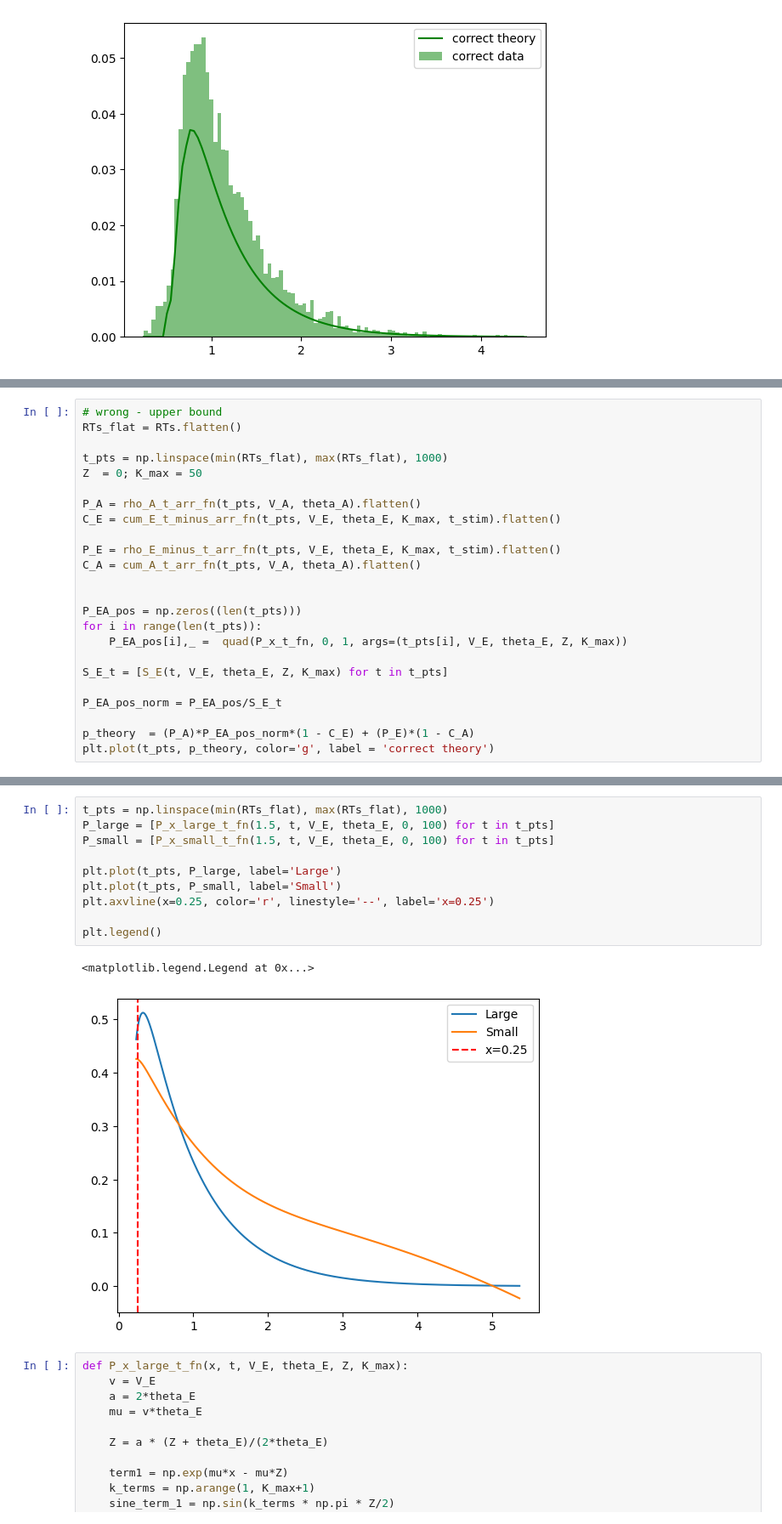
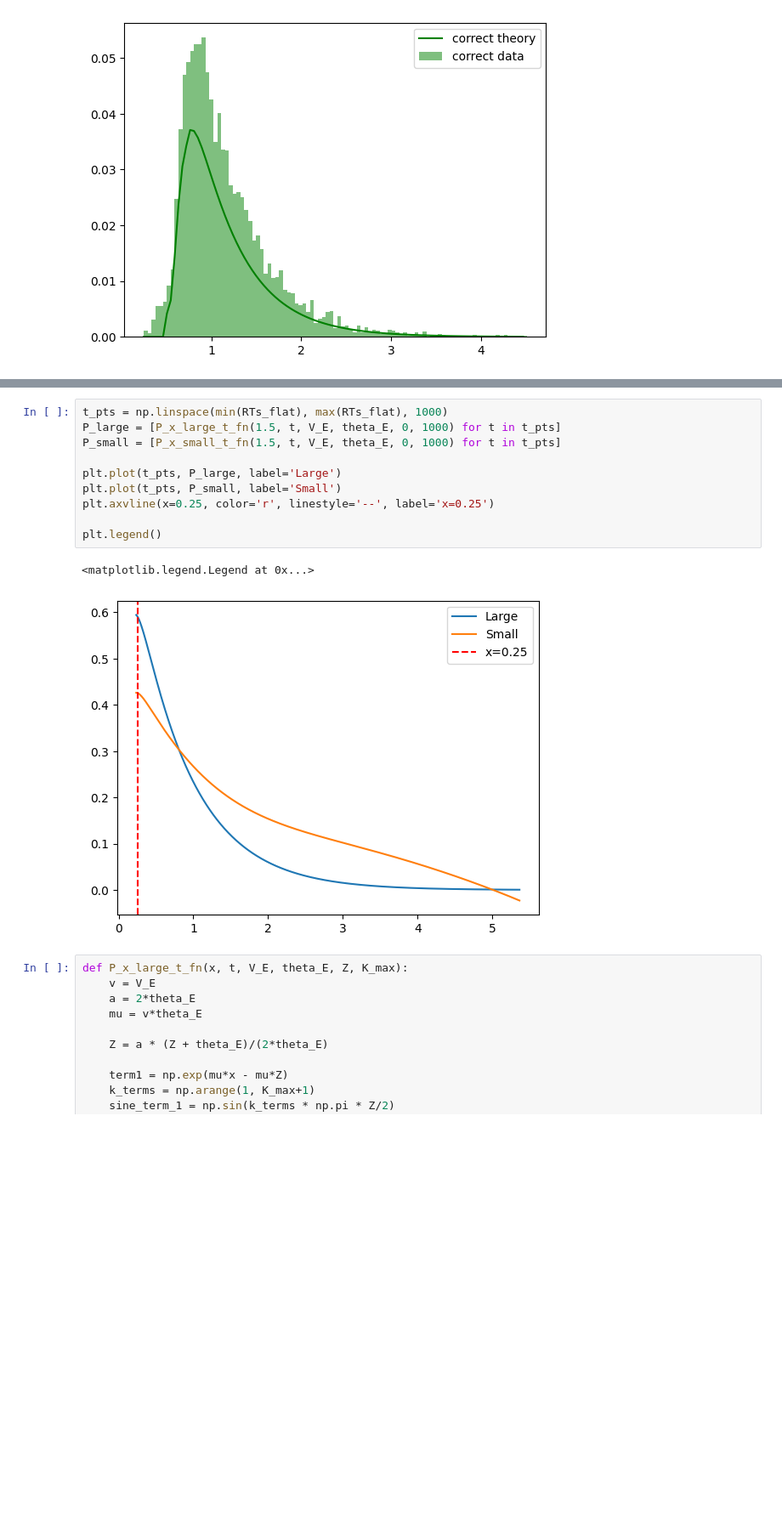
Before and after one commit to rakaar/ddm_codes, a Jupyter notebook: action_init_ddm/fitting_sim_data.ipynb, the cells around one changed output, grey strips where cells are left out. Shown at 85% size. Drawn from its saved outputs; the diff is of its cells as text; blank space fills up the shorter version.

```diff
--- a/action_init_ddm/fitting_sim_data.ipynb
+++ b/action_init_ddm/fitting_sim_data.ipynb
@@ -414,24 +427,0 @@ fit wrong RT
-# %%
-# wrong - upper bound
-RTs_flat = RTs.flatten()
-
-t_pts = np.linspace(min(RTs_flat), max(RTs_flat), 1000)
-Z  = 0; K_max = 50
-
-P_A = rho_A_t_arr_fn(t_pts, V_A, theta_A).flatten()
-C_E = cum_E_t_minus_arr_fn(t_pts, V_E, theta_E, K_max, t_stim).flatten()
-
-P_E = rho_E_minus_t_arr_fn(t_pts, V_E, theta_E, K_max, t_stim).flatten()
-C_A = cum_A_t_arr_fn(t_pts, V_A, theta_A).flatten()
-
-
-P_EA_pos = np.zeros((len(t_pts)))
-for i in range(len(t_pts)):
-    P_EA_pos[i],_ =  quad(P_x_t_fn, 0, 1, args=(t_pts[i], V_E, theta_E, Z, K_max))
-
-S_E_t = [S_E(t, V_E, theta_E, Z, K_max) for t in t_pts]
-
-P_EA_pos_norm = P_EA_pos/S_E_t
-
-p_theory  = (P_A)*P_EA_pos_norm*(1 - C_E) + (P_E)*(1 - C_A)
-plt.plot(t_pts, p_theory, color='g', label = 'correct theory')
@@ -456,16 +428,16 @@ plt.plot(t_pts, p_theory)
 # %%
 t_pts = np.linspace(min(RTs_flat), max(RTs_flat), 1000)
-P_large = [P_x_large_t_fn(1.5, t, V_E, theta_E, 0, 100) for t in t_pts]
-P_small = [P_x_small_t_fn(1.5, t, V_E, theta_E, 0, 100) for t in t_pts]
+P_large = [P_x_large_t_fn(1.5, t, V_E, theta_E, 0, 1000) for t in t_pts]
+P_small = [P_x_small_t_fn(1.5, t, V_E, theta_E, 0, 1000) for t in t_pts]
 
 plt.plot(t_pts, P_large, label='Large')
 plt.plot(t_pts, P_small, label='Small')
 plt.axvline(x=0.25, color='r', linestyle='--', label='x=0.25')
 
 plt.legend()
 # %% [output]
 <matplotlib.legend.Legend at 0x...>
-[figure, old version]
+[figure, new version]
 # %%
 def P_x_large_t_fn(x, t, V_E, theta_E, Z, K_max):
     v = V_E
```
Also changed, not shown: parts of 14 cells of this notebook.
